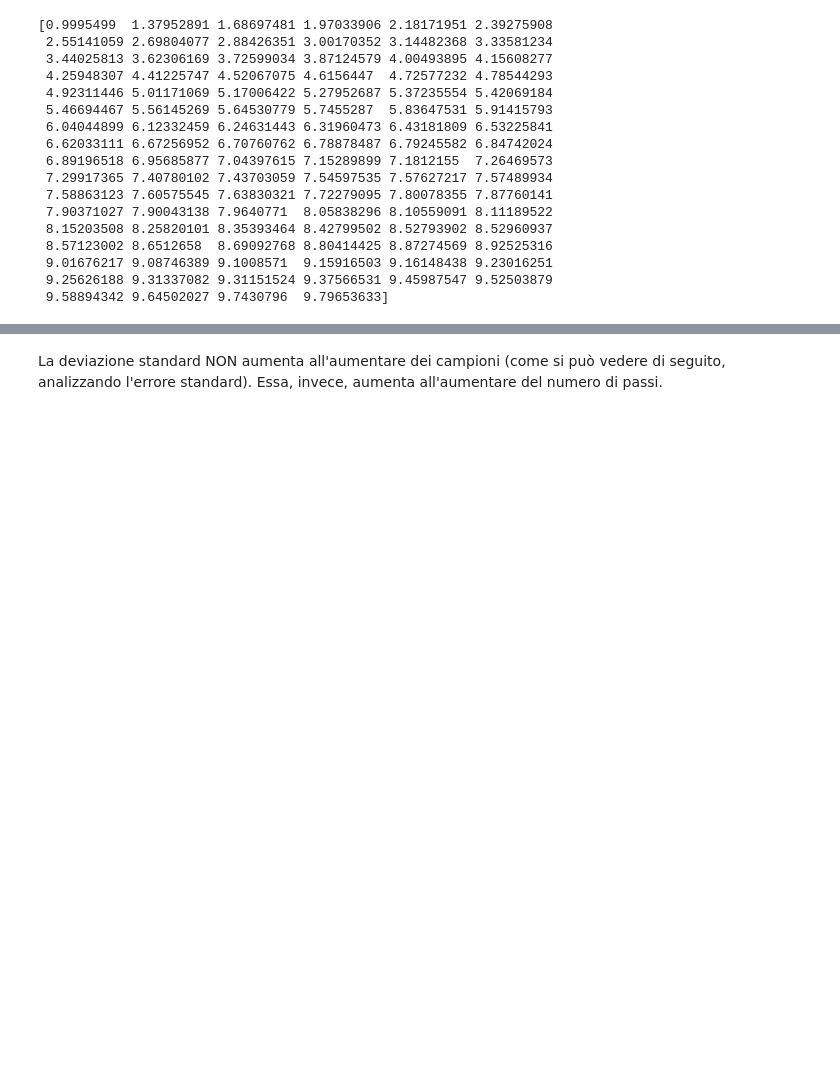
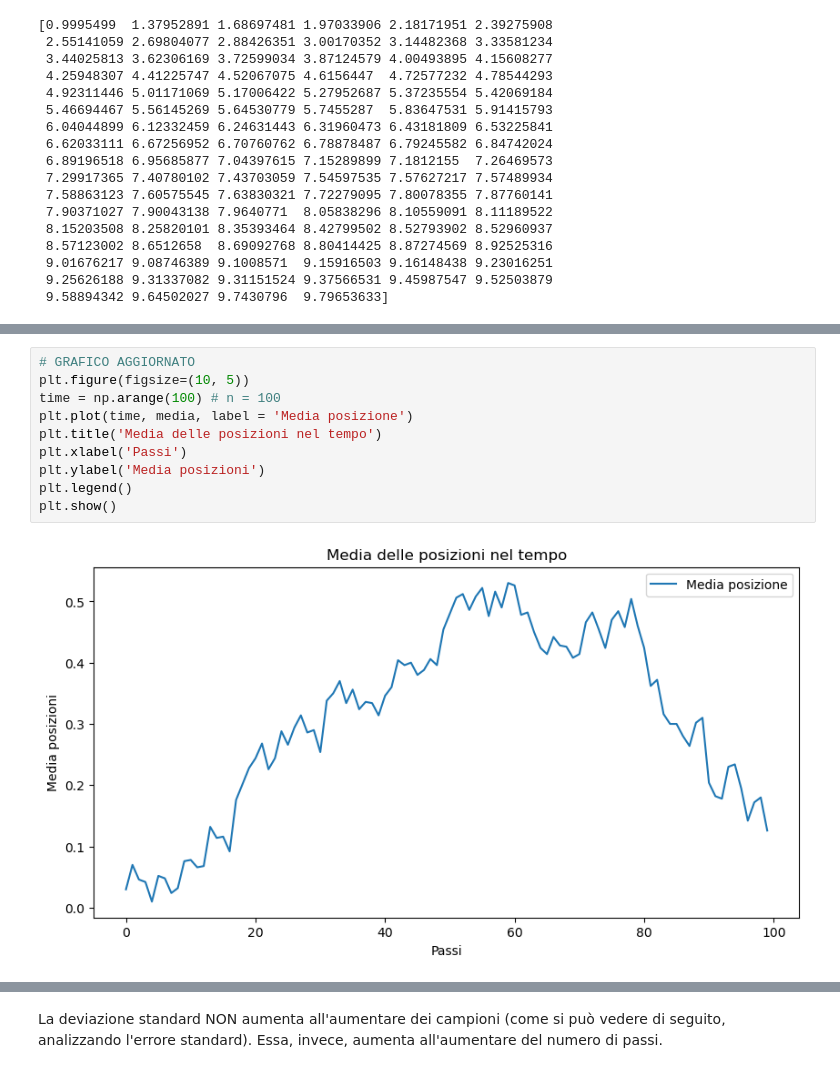
Before and after one commit to michela-roman/ProgrammingLabII, a Jupyter notebook: simulazEsame.ipynb, the cells around one changed output, grey strips where cells are left out. Saved outputs shown, nothing was run; the diff lists cells and outputs as text; blank space fills up the shorter version.

```diff
--- a/simulazEsame.ipynb
+++ b/simulazEsame.ipynb
@@ -130,3 +130,15 @@ plt.show()
+# %%
+# GRAFICO AGGIORNATO
+plt.figure(figsize=(10, 5))
+time = np.arange(100) # n = 100
+plt.plot(time, media, label = 'Media posizione')
+plt.title('Media delle posizioni nel tempo')
+plt.xlabel('Passi')
+plt.ylabel('Media posizioni')
+plt.legend()
+plt.show()
+# %% [output]
+[figure, added]
 # %%
 plt.figure(figsize=(10, 5))
 plt.plot(std, label = 'Deviazione standard')
```
Also changed, not shown: parts of 4 cells of this notebook.
